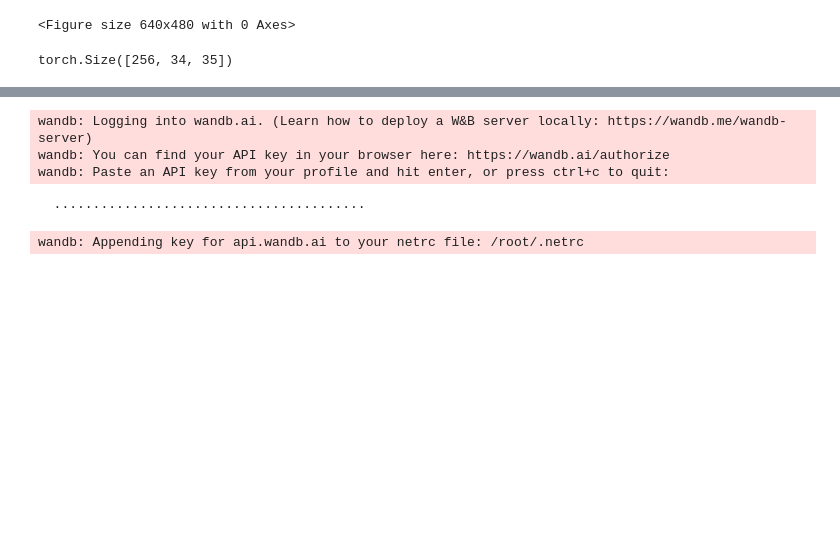
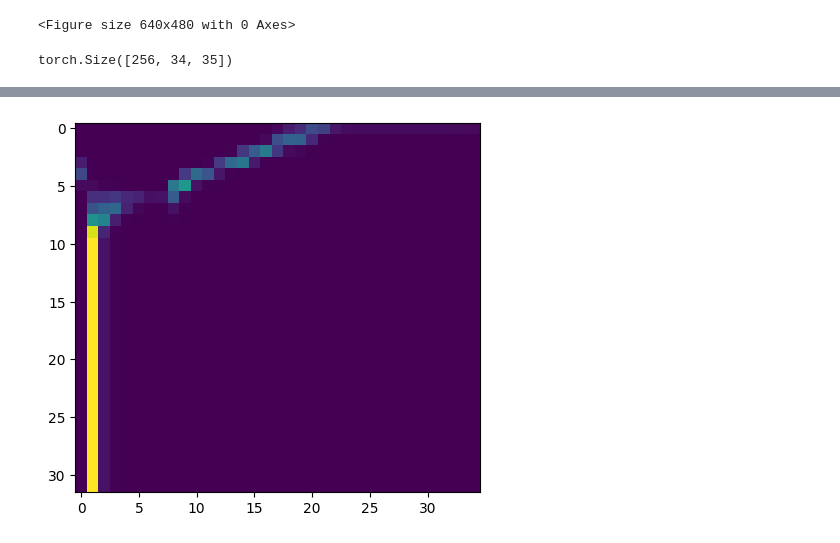
Before and after one commit to Barenya255/DLAssignment3, a Jupyter notebook: testingForAttentionAndHeatMaps.ipynb, the cells around one changed output, grey strips where cells are left out. Saved outputs shown, nothing was run; the diff lists cells and outputs as text; code cells hidden in the pictures; blank space fills up the shorter version.

Commit message:
Update testingForAttentionAndHeatMaps.ipynb
with all heat maps

```diff
--- a/testingForAttentionAndHeatMaps.ipynb
+++ b/testingForAttentionAndHeatMaps.ipynb
@@ -856,16 +853,6 @@ torch.Size([256, 34, 35])
 # %%
-wandb.init()
-for i in range (9):
-    temp = attentionRecord3[i][1:][1:].cpu()
-    images = wandb.Image(
-    temp.detach().numpy(),
-    caption="heatmap"
-    )
-    wandb.log ({"heatmap": images})
-    del (temp)
+temp = attentionRecord3[0][1:][1:].cpu()
+plt.imshow (temp.detach().numpy())
+del (temp)
 # %% [output]
-wandb: Logging into wandb.ai. (Learn how to deploy a W&B server locally: https://wandb.me/wandb-server)
-wandb: You can find your API key in your browser here: https://wandb.ai/authorize
-wandb: Paste an API key from your profile and hit enter, or press ctrl+c to quit:
-  ········································
-wandb: Appending key for api.wandb.ai to your netrc file: /root/.netrc
+[figure, added]
```
Also changed, not shown: parts of 10 cells of this notebook.
